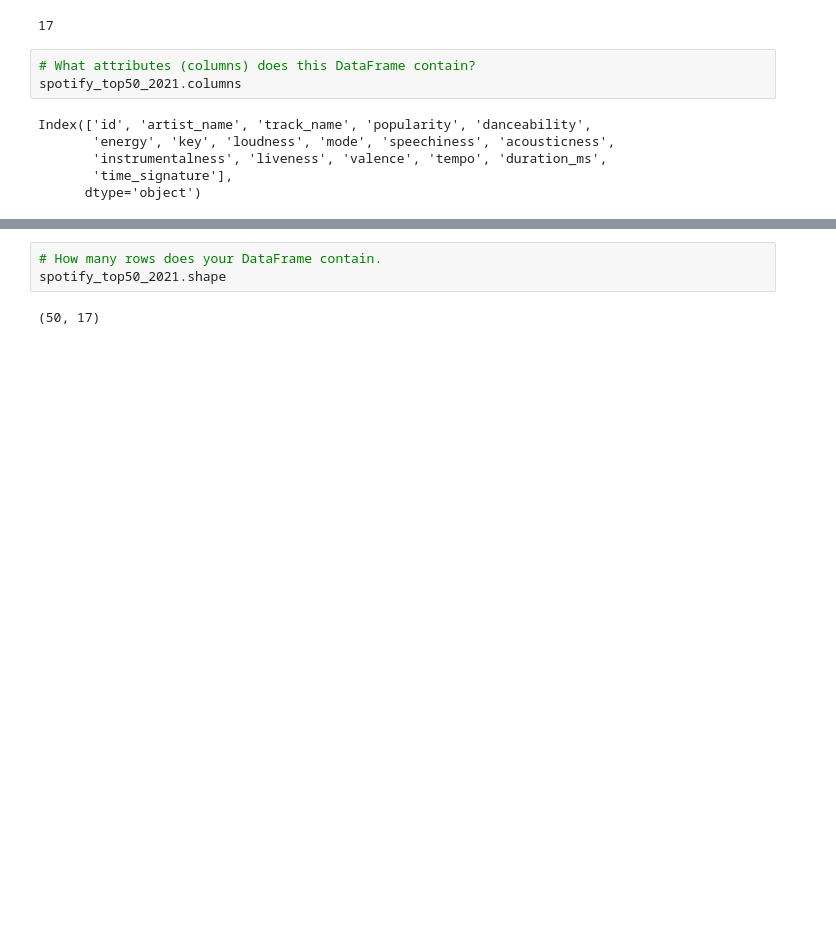
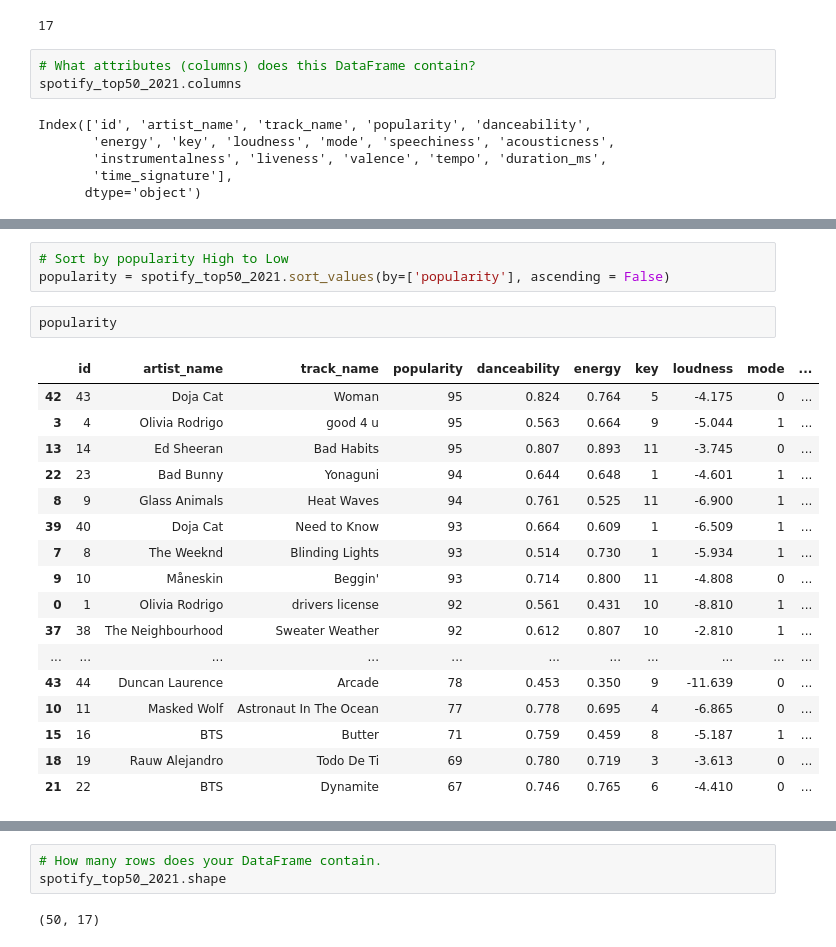
Before and after one commit to MadhaviRockandla/AirflowWeekend, a Jupyter notebook: airflow-proj-files/data/spotify_top50_2021.ipynb, the cells around one changed output, grey strips where cells are left out. Saved outputs shown, nothing was run; the diff lists cells and outputs as text; blank space fills up the shorter version.

```diff
--- a/airflow-proj-files/data/spotify_top50_2021.ipynb
+++ b/airflow-proj-files/data/spotify_top50_2021.ipynb
@@ -41,0 +93,23 @@ Index(['id', 'artist_name', 'track_name', 'popularity', 'danceability',
+# %%
+# Sort by popularity High to Low
+popularity = spotify_top50_2021.sort_values(by=['popularity'], ascending = False)
+# %%
+popularity
+# %% [output]
+|  | id | artist_name | track_name | popularity | danceability | energy | key | loudness | mode | ... |
+| 42 | 43 | Doja Cat | Woman | 95 | 0.824 | 0.764 | 5 | -4.175 | 0 | ... |
+| 3 | 4 | Olivia Rodrigo | good 4 u | 95 | 0.563 | 0.664 | 9 | -5.044 | 1 | ... |
+| 13 | 14 | Ed Sheeran | Bad Habits | 95 | 0.807 | 0.893 | 11 | -3.745 | 0 | ... |
+| 22 | 23 | Bad Bunny | Yonaguni | 94 | 0.644 | 0.648 | 1 | -4.601 | 1 | ... |
+| 8 | 9 | Glass Animals | Heat Waves | 94 | 0.761 | 0.525 | 11 | -6.900 | 1 | ... |
+| 39 | 40 | Doja Cat | Need to Know | 93 | 0.664 | 0.609 | 1 | -6.509 | 1 | ... |
+| 7 | 8 | The Weeknd | Blinding Lights | 93 | 0.514 | 0.730 | 1 | -5.934 | 1 | ... |
+| 9 | 10 | Måneskin | Beggin' | 93 | 0.714 | 0.800 | 11 | -4.808 | 0 | ... |
+| 0 | 1 | Olivia Rodrigo | drivers license | 92 | 0.561 | 0.431 | 10 | -8.810 | 1 | ... |
+| 37 | 38 | The Neighbourhood | Sweater Weather | 92 | 0.612 | 0.807 | 10 | -2.810 | 1 | ... |
+| ... | ... | ... | ... | ... | ... | ... | ... | ... | ... | ... |
+| 43 | 44 | Duncan Laurence | Arcade | 78 | 0.453 | 0.350 | 9 | -11.639 | 0 | ... |
+| 10 | 11 | Masked Wolf | Astronaut In The Ocean | 77 | 0.778 | 0.695 | 4 | -6.865 | 0 | ... |
+| 15 | 16 | BTS | Butter | 71 | 0.759 | 0.459 | 8 | -5.187 | 1 | ... |
+| 18 | 19 | Rauw Alejandro | Todo De Ti | 69 | 0.780 | 0.719 | 3 | -3.613 | 0 | ... |
+| 21 | 22 | BTS | Dynamite | 67 | 0.746 | 0.765 | 6 | -4.410 | 0 | ... |
```
Also changed, not shown: parts of 9 cells of this notebook.
